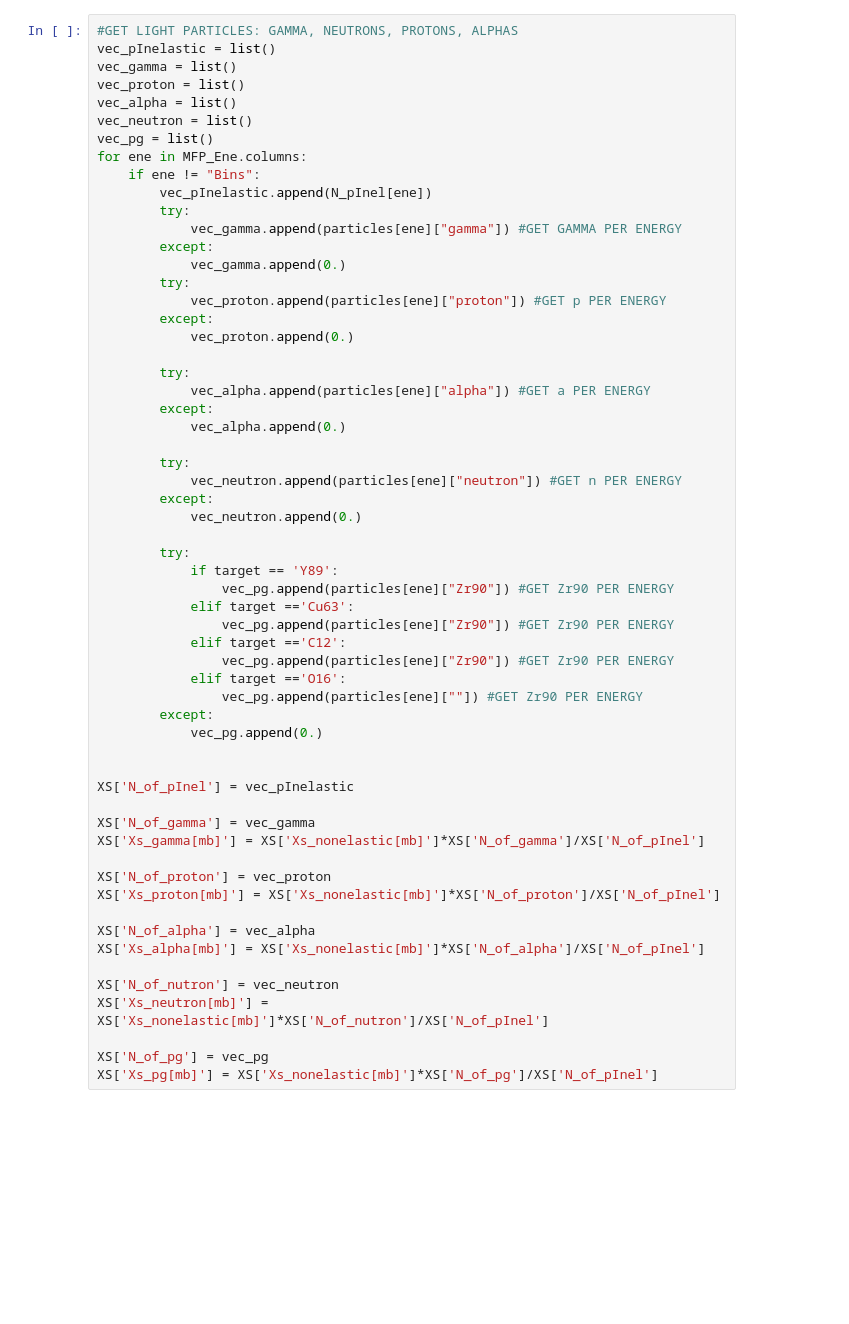
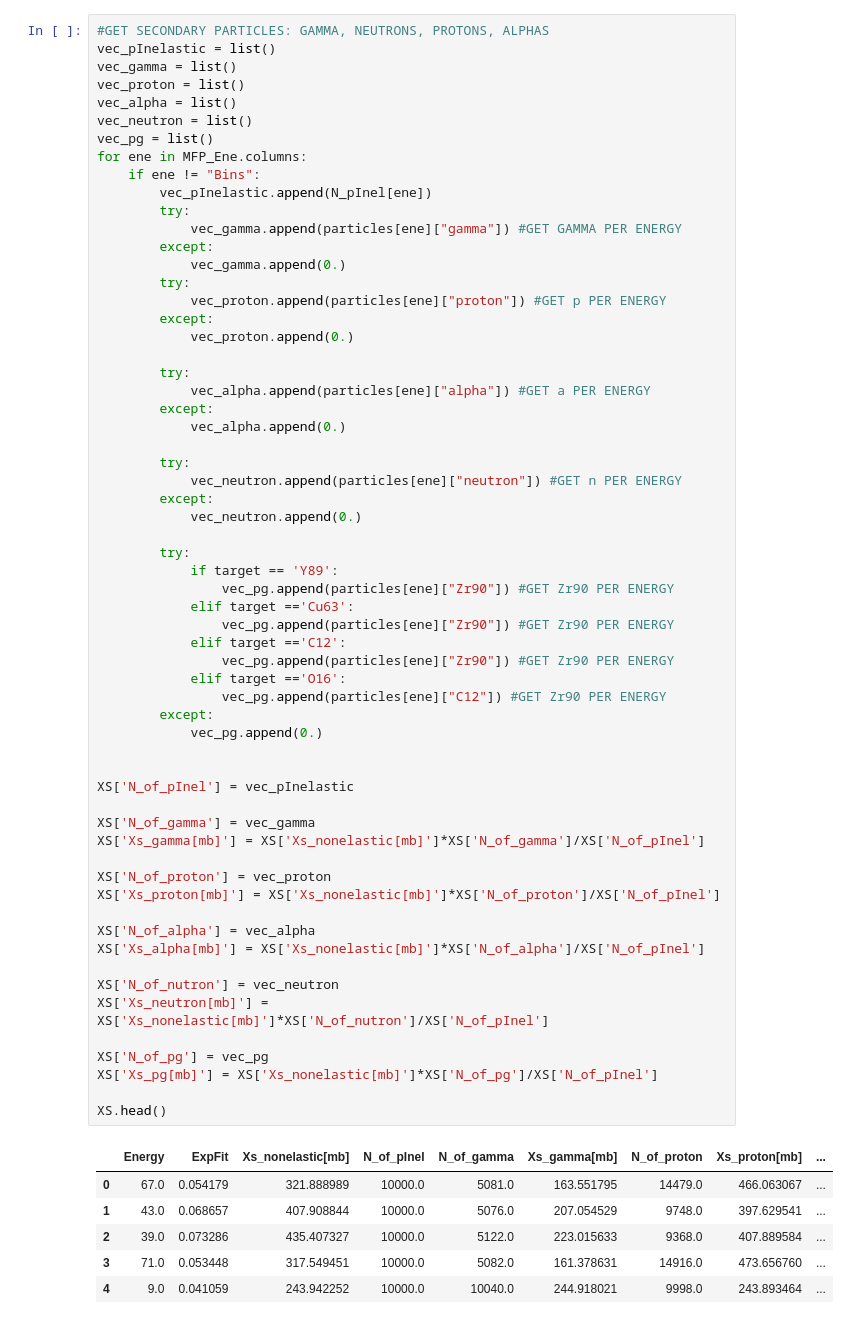
Before and after one commit to GiorgioCartechini/CrossSectionG4, a Jupyter notebook: Macro/G4_XS_Analysis.ipynb, the cells around one changed output. Drawn from its saved outputs; the diff is of its cells as text; blank space fills up the shorter version.

```diff
--- a/Macro/G4_XS_Analysis.ipynb
+++ b/Macro/G4_XS_Analysis.ipynb
@@ -136,5 +206,5 @@ DENSITY: 1.65 g/cm3
 # %%
-#GET LIGHT PARTICLES: GAMMA, NEUTRONS, PROTONS, ALPHAS
+#GET SECONDARY PARTICLES: GAMMA, NEUTRONS, PROTONS, ALPHAS
 vec_pInelastic = list()
 vec_gamma = list()
 vec_proton = list()
@@ -164,33 +234,42 @@ for ene in MFP_Ene.columns:
             vec_neutron.append(0.)
 
         try:
             if target == 'Y89':
                 vec_pg.append(particles[ene]["Zr90"]) #GET Zr90 PER ENERGY
             elif target =='Cu63':
                 vec_pg.append(particles[ene]["Zr90"]) #GET Zr90 PER ENERGY
             elif target =='C12':
                 vec_pg.append(particles[ene]["Zr90"]) #GET Zr90 PER ENERGY
             elif target =='O16':
-                vec_pg.append(particles[ene][""]) #GET Zr90 PER ENERGY
+                vec_pg.append(particles[ene]["C12"]) #GET Zr90 PER ENERGY
         except:
             vec_pg.append(0.)
 
 
 XS['N_of_pInel'] = vec_pInelastic
 
 XS['N_of_gamma'] = vec_gamma
 XS['Xs_gamma[mb]'] = XS['Xs_nonelastic[mb]']*XS['N_of_gamma']/XS['N_of_pInel']
 
 XS['N_of_proton'] = vec_proton
 XS['Xs_proton[mb]'] = XS['Xs_nonelastic[mb]']*XS['N_of_proton']/XS['N_of_pInel']
 
 XS['N_of_alpha'] = vec_alpha
 XS['Xs_alpha[mb]'] = XS['Xs_nonelastic[mb]']*XS['N_of_alpha']/XS['N_of_pInel']
 
 XS['N_of_nutron'] = vec_neutron
 XS['Xs_neutron[mb]'] = XS['Xs_nonelastic[mb]']*XS['N_of_nutron']/XS['N_of_pInel']
 
 XS['N_of_pg'] = vec_pg
 XS['Xs_pg[mb]'] = XS['Xs_nonelastic[mb]']*XS['N_of_pg']/XS['N_of_pInel']
+
+XS.head()
+# %% [output]
+|  | Energy | ExpFit | Xs_nonelastic[mb] | N_of_pInel | N_of_gamma | Xs_gamma[mb] | N_of_proton | Xs_proton[mb] | ... |
+| 0 | 67.0 | 0.054179 | 321.888989 | 10000.0 | 5081.0 | 163.551795 | 14479.0 | 466.063067 | ... |
+| 1 | 43.0 | 0.068657 | 407.908844 | 10000.0 | 5076.0 | 207.054529 | 9748.0 | 397.629541 | ... |
+| 2 | 39.0 | 0.073286 | 435.407327 | 10000.0 | 5122.0 | 223.015633 | 9368.0 | 407.889584 | ... |
+| 3 | 71.0 | 0.053448 | 317.549451 | 10000.0 | 5082.0 | 161.378631 | 14916.0 | 473.656760 | ... |
+| 4 | 9.0 | 0.041059 | 243.942252 | 10000.0 | 10040.0 | 244.918021 | 9998.0 | 243.893464 | ... |
 # %%
 #TALYS XS
```
Also changed, not shown: parts of 4 cells of this notebook.
